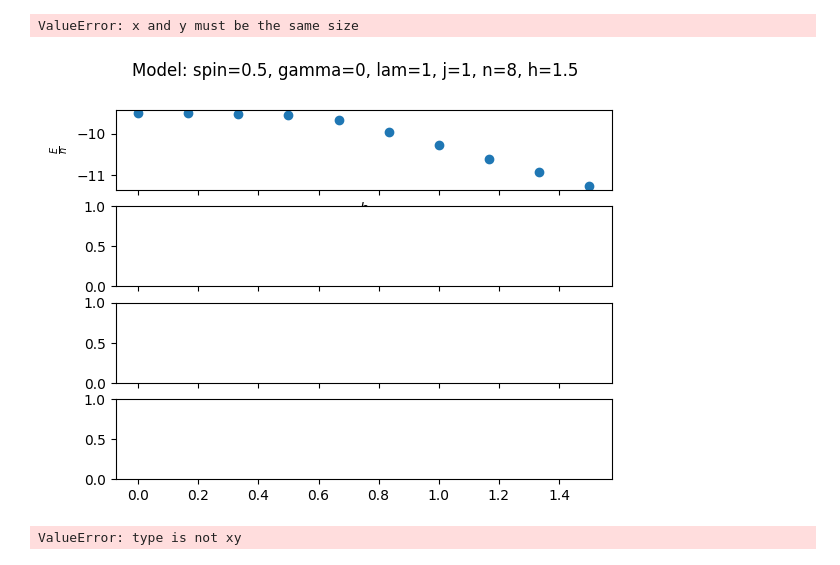
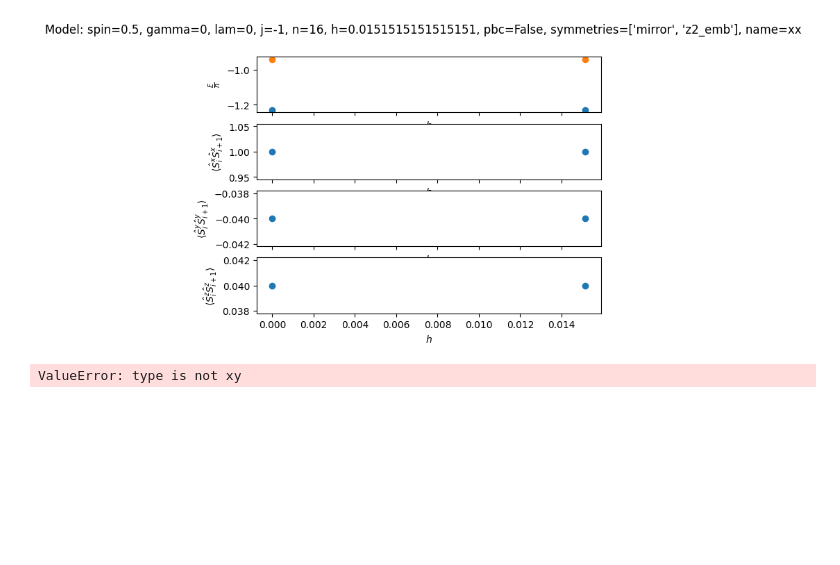
Before and after one commit to ilmerkul/XYZModelNQS, a Jupyter notebook: project/notebooks/report_plots.ipynb, the cells around one changed output. Saved outputs shown, nothing was run; the diff lists cells and outputs as text; code cells hidden in the pictures; blank space fills up the shorter version.

```diff
--- a/project/notebooks/report_plots.ipynb
+++ b/project/notebooks/report_plots.ipynb
@@ -26,15 +20,16 @@ Default device: <jax._src.config.State object at 0x...>
 chain_cfg = ChainConfig(
     spin=1 / 2,
     gamma=0,
-    lam=1,
-    j=1,
-    n=8,
+    lam=0,
+    j=-1,
+    n=16,
     h=0.0,
+    pbc=False,
 )
 # %%
 DATA = pathlib.Path("../" + App.path_data)
 REPORT_DATA = DATA / report_name(chain_cfg)
 # %%
-data = pd.read_csv(REPORT_DATA)
+data = pd.read_csv(REPORT_DATA, delimiter=",")
 data.head()
 # %% [output]
@@ -42,13 +39,13 @@ data.head()
 # %%
 hilbert = nk.hilbert.Spin(N=chain_cfg.n, s=chain_cfg.spin)
 
-# h = data["h"]
-h = np.linspace(0, 1.5, 10)
+h = data["h"]
+# h = np.linspace(0, 1.5, 100)
 e = []
 for curr_h in h:
-    chain_cfg.h = curr_h
+    chain_cfg = replace(chain_cfg, h=curr_h)
     en = Result.analytical_energy(chain_cfg, hilbert, order=0)
-    e.append(en)
+    e.append(en / chain_cfg.n)
 # %%
 e
 # %% [output]
@@ -65,26 +53,25 @@ e
 # %%
 fig, ax = plt.subplots(nrows=4, ncols=1, sharex=True, sharey=False)
 suptitle = "Model: "
 suptitle += ", ".join(map(lambda kv: f"{kv[0]}={kv[1]}", asdict(chain_cfg).items()))
 fig.suptitle(suptitle)
 
 ax[0].set(xlabel=r"$h$", ylabel=r"$\frac{E}{n}$")
 ax[0].scatter(h, e)
-ax[0].scatter(h, data["estimated_e"])
+ax[0].scatter(h, data["estimated_e"] / chain_cfg.n)
 
 ax[1].set(xlabel=r"$h$", ylabel=r"$\langle \hat{S}_i^x \hat{S}_{i+1}^x \rangle$")
 ax[1].scatter(h, data["estimated_xx"])
 
 ax[2].set(xlabel=r"$h$", ylabel=r"$\langle \hat{S}_i^y \hat{S}_{i+1}^y \rangle$")
 ax[2].scatter(h, data["estimated_yy"])
 
 ax[3].set(xlabel=r"$h$", ylabel=r"$\langle \hat{S}_i^z \hat{S}_{i+1}^z \rangle$")
 ax[3].scatter(h, data["estimated_zz"])
 
 plt.show()
 # %% [output]
-ValueError: x and y must be the same size
-[figure, old version]
+[figure, new version]
 # %%
 h = np.linspace(0, 1.5, 100)
 xy_dict = dict()
```
Also changed, not shown: parts of 3 cells of this notebook, 42 other files.
